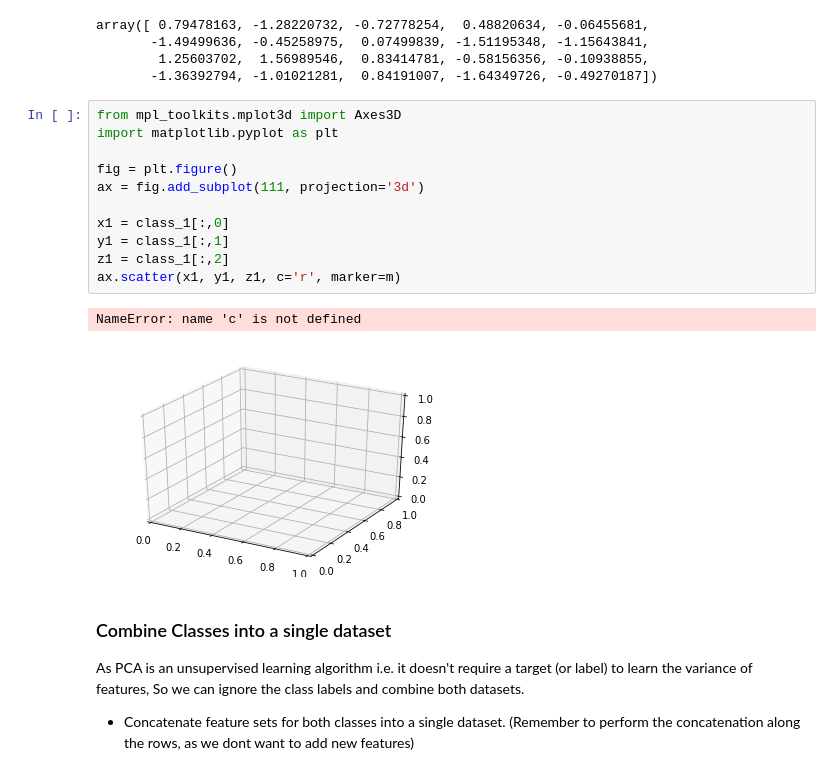
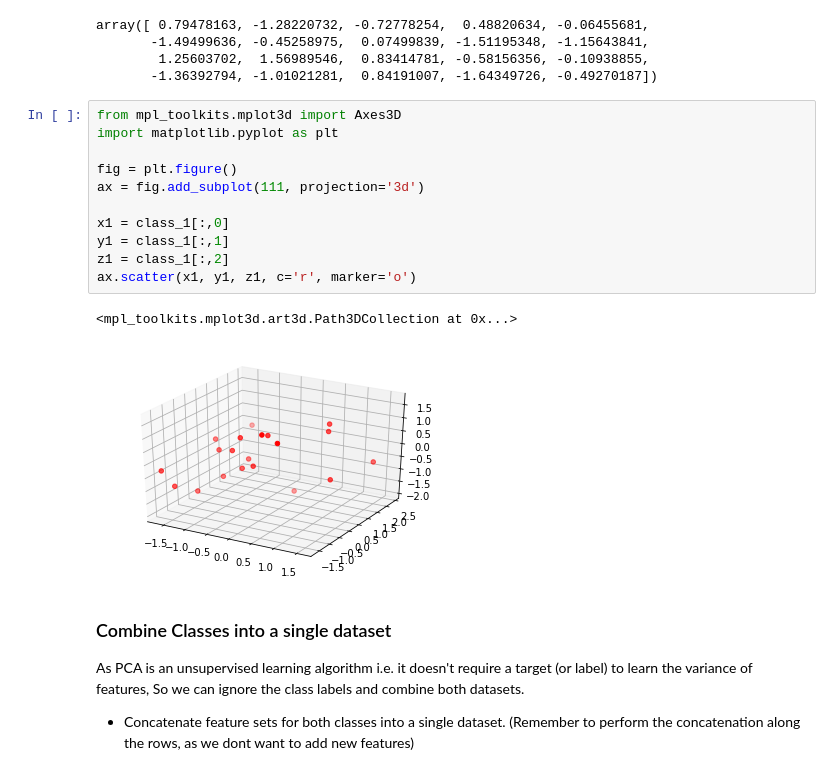
Before and after one commit to UpwardTrajectory/dsc-3-34-07-pca-implementation-visualization-python-numpy-lab-seattle-ds-career-040119, a Jupyter notebook: index.ipynb, the cells around one changed output. Saved outputs shown, nothing was run; the diff lists cells and outputs as text.

```diff
--- a/index.ipynb
+++ b/index.ipynb
@@ -85,17 +85,17 @@ array([ 0.79478163, -1.28220732, -0.72778254,  0.48820634, -0.06455681,
 # %%
 from mpl_toolkits.mplot3d import Axes3D
 import matplotlib.pyplot as plt
 
 fig = plt.figure()
 ax = fig.add_subplot(111, projection='3d')
 
 x1 = class_1[:,0]
 y1 = class_1[:,1]
 z1 = class_1[:,2]
-ax.scatter(x1, y1, z1, c='r', marker=m)
+ax.scatter(x1, y1, z1, c='r', marker='o')
 # %% [output]
-NameError: name 'c' is not defined
+<mpl_toolkits.mplot3d.art3d.Path3DCollection at 0x...>
-[figure, old version]
+[figure, new version]
 # %% [markdown]
 ### Combine Classes into a single dataset
 As PCA is an unsupervised learning algorithm i.e. it doesn't require a target (or label) to learn the variance of features, So we can ignore the class labels and combine both datasets.
```
